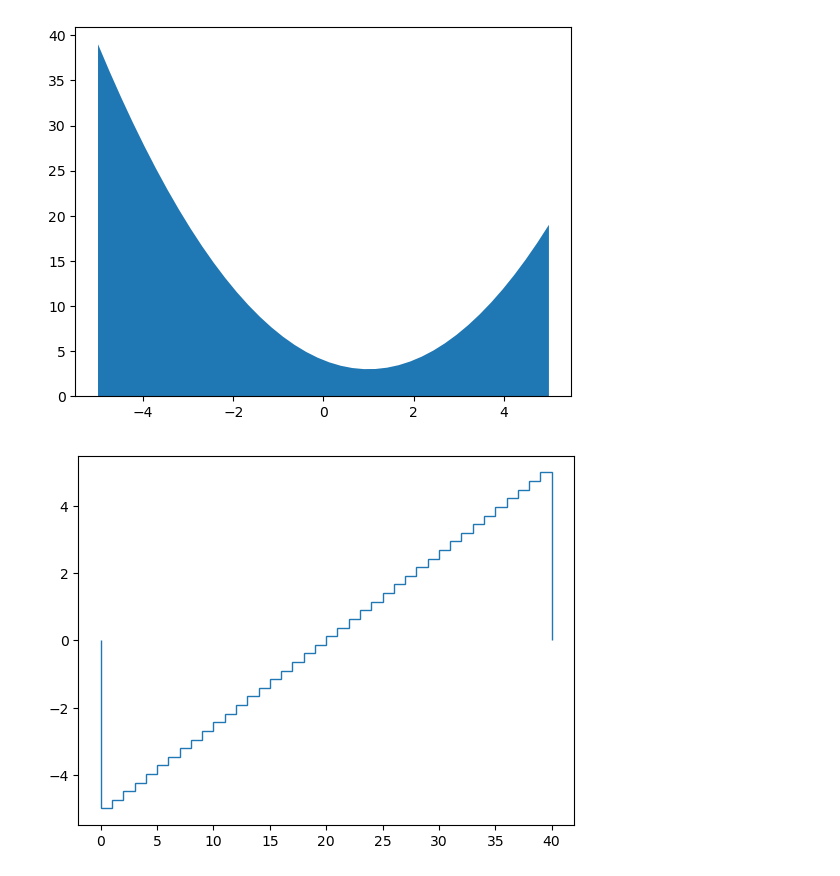
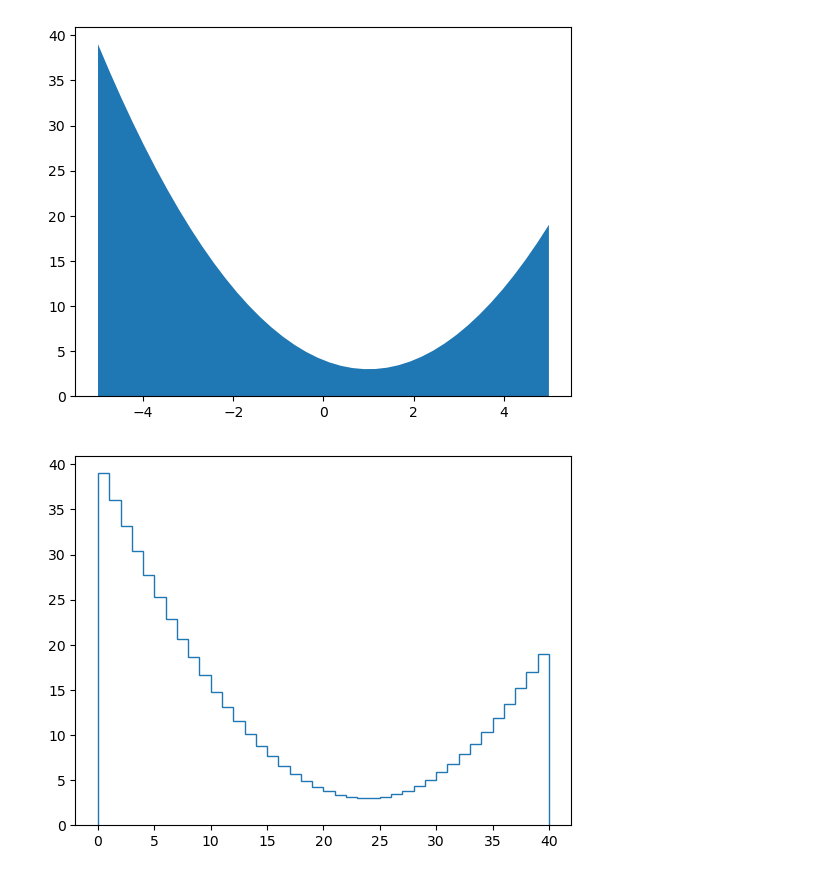
Before and after one commit to Alejou343/data_study, a Jupyter notebook: visualizacion/matplotlib/01_pyplot.ipynb, the cells around one changed output. Cells and saved outputs as stored; diff of their text form; code cells hidden in the pictures.

```diff
--- a/visualizacion/matplotlib/01_pyplot.ipynb
+++ b/visualizacion/matplotlib/01_pyplot.ipynb
@@ -80,7 +80,7 @@ plt.show()
 # %% [output]
 [figure]
 # %%
-plt.stairs(x)
+plt.stairs(y)
 plt.show()
 # %% [output]
-[figure, old version]
+[figure, new version]
```
Also changed, not shown: 9 other files.
